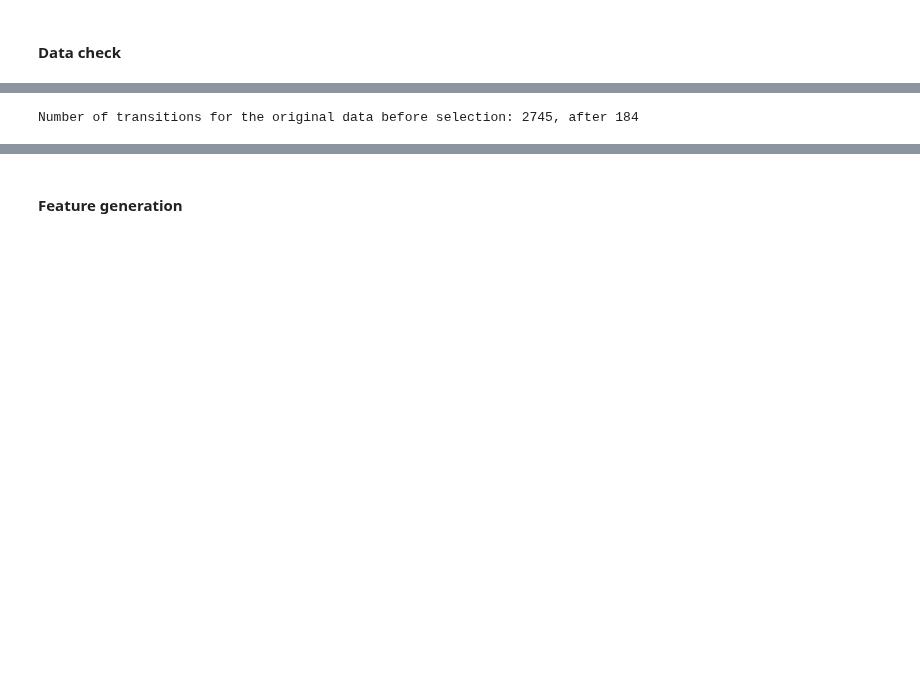
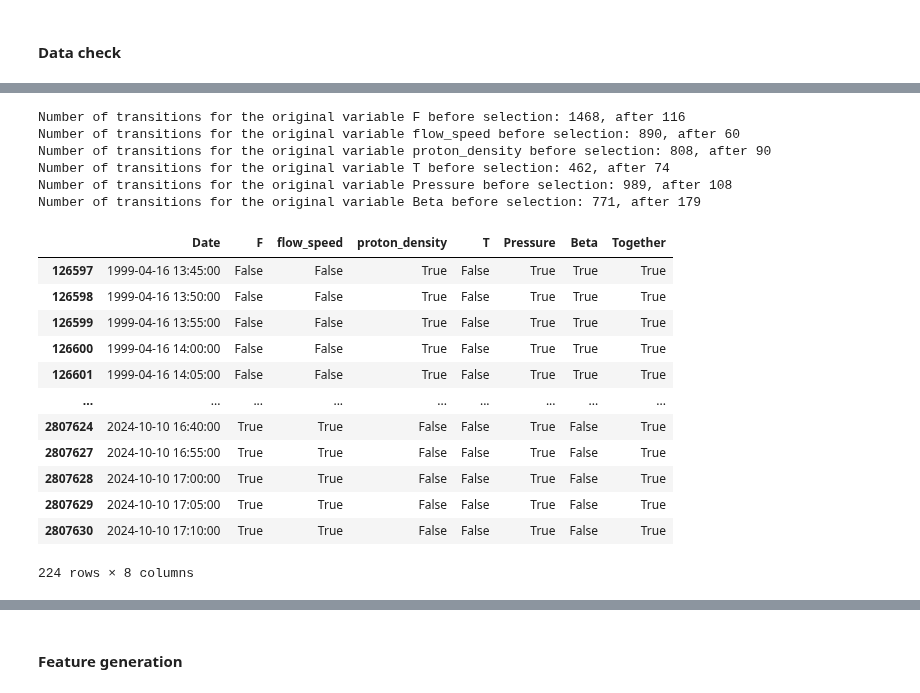
Before and after one commit to lebedevaale/early_warning_model, a Jupyter notebook: import_and_preparation.ipynb, the cells around one changed output, grey strips where cells are left out. Drawn from its saved outputs; the diff is of its cells as text; code cells hidden in the pictures; blank space fills up the shorter version.

```diff
--- a/import_and_preparation.ipynb
+++ b/import_and_preparation.ipynb
@@ -526,18 +601,70 @@ fig.show()
 # %%
 # Check number of transitions for original and smoothed data
 # Params for calculating critical transitions
-ma = 1.10
+ma = {
+    'F': 1.12,
+    'flow_speed': 1.03,
+    'proton_density': 1.2,
+    'T': 1.4,
+    'Pressure': 1.25,
+    'Beta': 2
+}
+# ma = {
+#     'F': 1.3,
+#     'flow_speed': 1.3,
+#     'proton_density': 1.3,
+#     'T': 1.3,
+#     'Pressure': 1.3,
+#     'Beta': 1.3
+# }
 mv = 1.05
 # %%
-# Check number of transitions for original data
-data_final = fun.find_rise(data, 'Magnitude', ma, mv, window)
-print(f'Number of transitions for the original data before selection: {len(data_final[data_final['Rise'] == True])}, after {len(fun.find_transitions(data_final, ma, mv, window, distance, tail))}')
+# Check number of transitions for the original data
+data_rise = pd.DataFrame({'Date': data['Date']})
+for var in variables:
+    data_final = fun.find_rise(
+        data,
+        var,
+        ma[var],
+        mv,
+        window
+    ).reset_index(drop = True)
 
-# Get metrics for the original data
-data_final.columns = [f'Magnitude, {i}' if i != 'Magnitude' else i for i in data_final.columns]
-ds = fun.get_metrics(data_final, ['Magnitude'], ma, mv, window, distance, tail, window_metrics)
-ds.to_parquet('Data/solar_metrics.parquet', index = False)
+    data_rise = data_rise.merge(
+        data_final[['Date', 'Rise']].rename(columns = {'Rise': var}),
+        how = 'left',
+        on = 'Date'
+    )
+
+    print(f'Number of transitions for the original variable {var} before selection: {len(data_final[data_final['Rise'] == True])}, after {len(fun.find_transitions(data_final, ma[var], mv, window, distance, tail))}')
+
+    # Get metrics for the original data
+    # data_final.columns = [f'{var}, {i}' if i != var else i for i in data_final.columns]
+    # ds = fun.get_metrics(data_final, ['Magnitude'], ma, mv, window, distance, tail, window_metrics)
+    # ds.to_parquet(f'Data/{var}_metrics.parquet', index = False)
+
+# Check if transitions are together between variables
+data_rise['Together'] = data_rise[variables].sum(axis = 1) >= (len(variables) / 2)
+data_rise[data_rise['Together'] == True]
 # %% [output]
-Number of transitions for the original data before selection: 2745, after 184
+Number of transitions for the original variable F before selection: 1468, after 116
+Number of transitions for the original variable flow_speed before selection: 890, after 60
+Number of transitions for the original variable proton_density before selection: 808, after 90
+Number of transitions for the original variable T before selection: 462, after 74
+Number of transitions for the original variable Pressure before selection: 989, after 108
+Number of transitions for the original variable Beta before selection: 771, after 179
+|  | Date | F | flow_speed | proton_density | T | Pressure | Beta | Together |
+| 126597 | 1999-04-16 13:45:00 | False | False | True | False | True | True | True |
+| 126598 | 1999-04-16 13:50:00 | False | False | True | False | True | True | True |
+| 126599 | 1999-04-16 13:55:00 | False | False | True | False | True | True | True |
+| 126600 | 1999-04-16 14:00:00 | False | False | True | False | True | True | True |
+| 126601 | 1999-04-16 14:05:00 | False | False | True | False | True | True | True |
+| ... | ... | ... | ... | ... | ... | ... | ... | ... |
+| 2807624 | 2024-10-10 16:40:00 | True | True | False | False | True | False | True |
+| 2807627 | 2024-10-10 16:55:00 | True | True | False | False | True | False | True |
+| 2807628 | 2024-10-10 17:00:00 | True | True | False | False | True | False | True |
+| 2807629 | 2024-10-10 17:05:00 | True | True | False | False | True | False | True |
+| 2807630 | 2024-10-10 17:10:00 | True | True | False | False | True | False | True |
+224 rows × 8 columns
 # %%
 # Check number of transitions for the smoothed data
```
Also changed, not shown: parts of 14 cells of this notebook, 2 other files.
